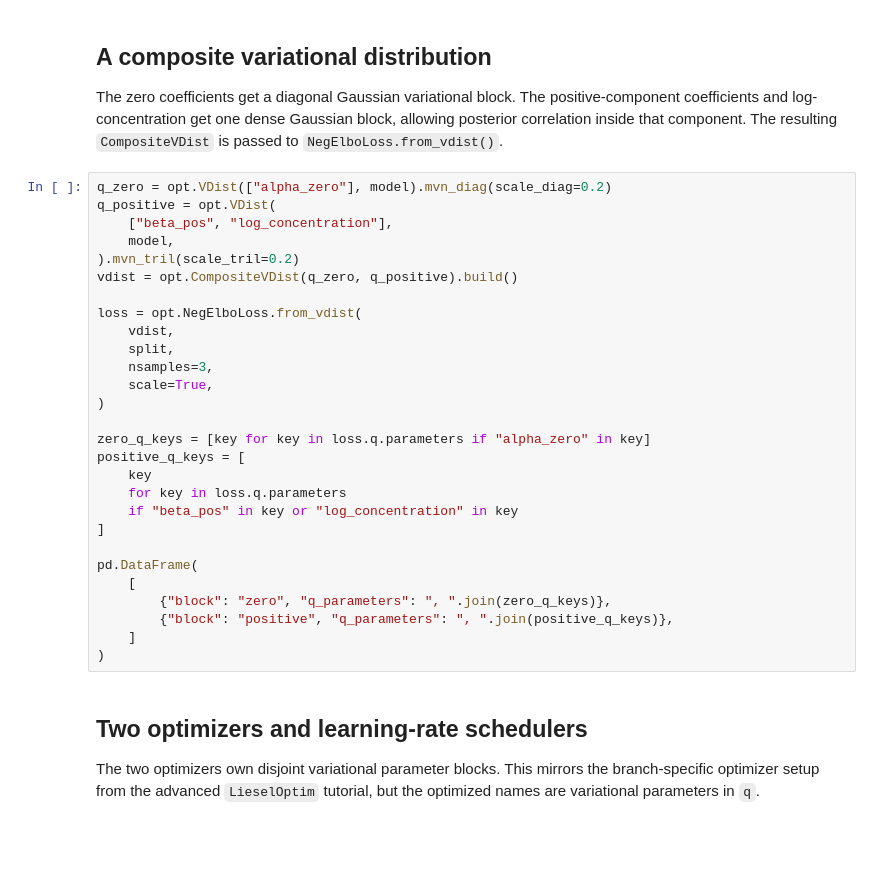
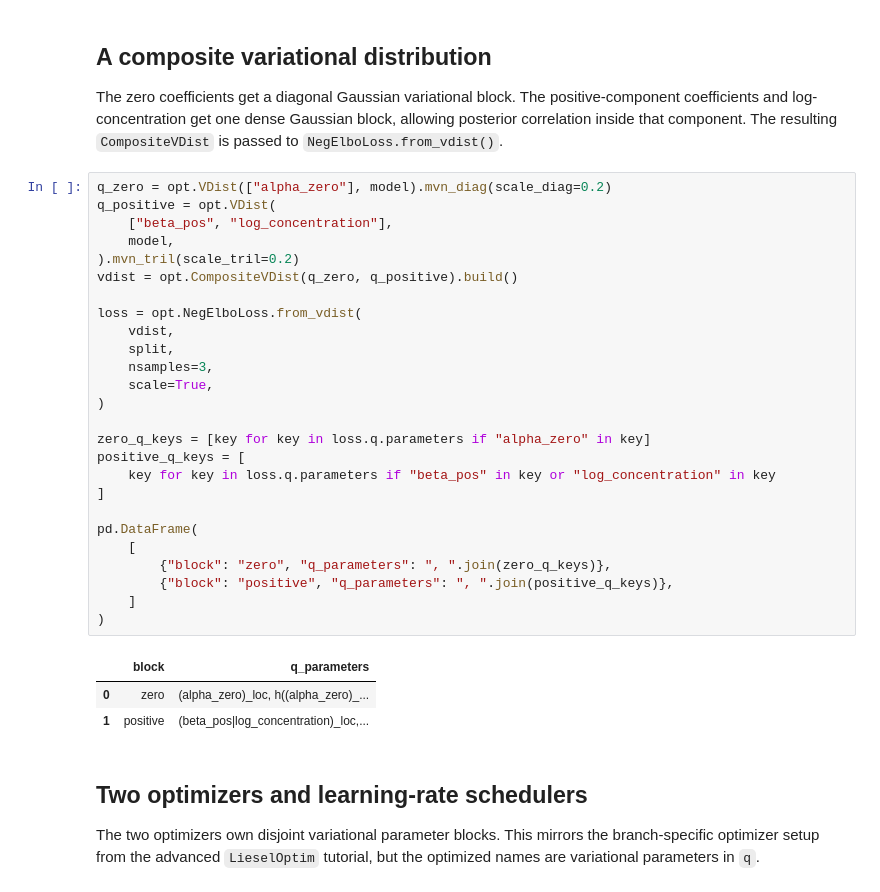
Before and after one commit to liesel-devs/liesel, a Jupyter notebook: docs/source/tutorials/notebooks/12-liesel-vi-advanced.ipynb, the cells around one changed output. Drawn from its saved outputs; the diff is of its cells as text; blank space fills up the shorter version.

```diff
--- a/docs/source/tutorials/notebooks/12-liesel-vi-advanced.ipynb
+++ b/docs/source/tutorials/notebooks/12-liesel-vi-advanced.ipynb
@@ -180,31 +193,33 @@ The zero coefficients get a diagonal Gaussian variational block. The positive-co
 # %%
 q_zero = opt.VDist(["alpha_zero"], model).mvn_diag(scale_diag=0.2)
 q_positive = opt.VDist(
     ["beta_pos", "log_concentration"],
     model,
 ).mvn_tril(scale_tril=0.2)
 vdist = opt.CompositeVDist(q_zero, q_positive).build()
 
 loss = opt.NegElboLoss.from_vdist(
     vdist,
     split,
     nsamples=3,
     scale=True,
 )
 
 zero_q_keys = [key for key in loss.q.parameters if "alpha_zero" in key]
 positive_q_keys = [
-    key
-    for key in loss.q.parameters
-    if "beta_pos" in key or "log_concentration" in key
+    key for key in loss.q.parameters if "beta_pos" in key or "log_concentration" in key
 ]
 
 pd.DataFrame(
     [
         {"block": "zero", "q_parameters": ", ".join(zero_q_keys)},
         {"block": "positive", "q_parameters": ", ".join(positive_q_keys)},
     ]
 )
+# %% [output]
+|  | block | q_parameters |
+| 0 | zero | (alpha_zero)_loc, h((alpha_zero)_... |
+| 1 | positive | (beta_pos|log_concentration)_loc,... |
 # %% [markdown]
 ## Two optimizers and learning-rate schedulers
 
```
Also changed, not shown: parts of 14 cells of this notebook, 1 other file.
